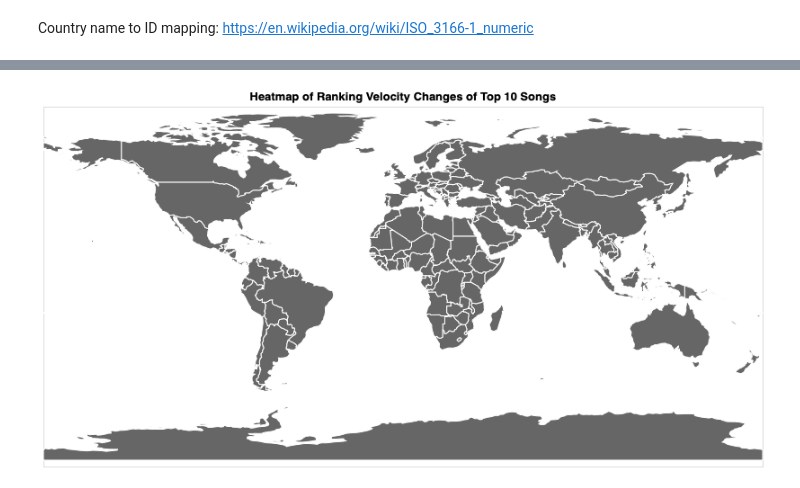
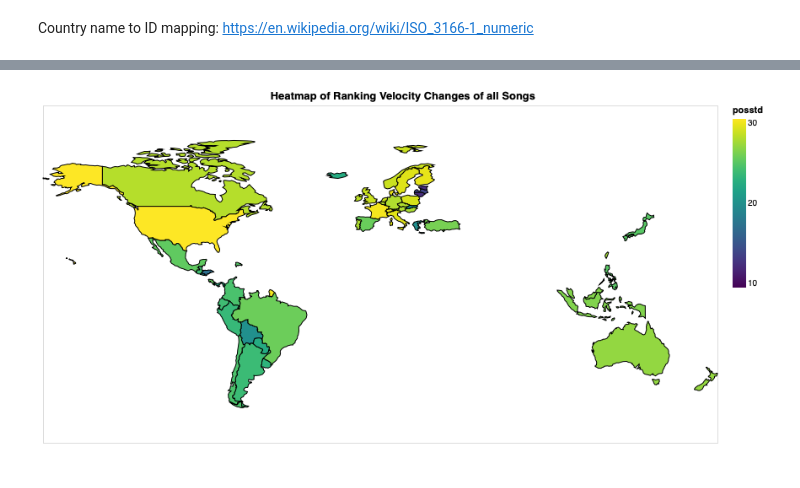
Before and after one commit to gurus848/COMP4462_Project, a Jupyter notebook: Task_3/Viz_2_Heatmap/Ranking_Velocity_Heatmap_Task_3_Viz_2.ipynb, the cells around one changed output, grey strips where cells are left out. Saved outputs shown, nothing was run; the diff lists cells and outputs as text; code cells hidden in the pictures.

Commit message:
more work done on the heatmaps. Note that one in vega dataset does not include HK

```diff
--- a/Task_3/Viz_2_Heatmap/Ranking_Velocity_Heatmap_Task_3_Viz_2.ipynb
+++ b/Task_3/Viz_2_Heatmap/Ranking_Velocity_Heatmap_Task_3_Viz_2.ipynb
@@ -34,0 +35,11 @@ id_mapping_file = "country_id_mapping.csv"
+# %%
+id_mapping_file = "country_id_mapping.csv"
+country_id_mapping = pd.read_csv(id_mapping_file)
+columns_to_drop = country_id_mapping.columns.tolist()
+columns_to_drop.remove('ISO3166-1-Alpha-2')
+columns_to_drop.remove('ISO3166-1-numeric')
+country_id_mapping = country_id_mapping.drop(columns=columns_to_drop)
+country_id_mapping = country_id_mapping.rename(columns={"ISO3166-1-Alpha-2":'Region', "ISO3166-1-numeric":'country_code'})
+country_id_mapping = country_id_mapping.dropna()
+country_id_mapping["country_code"] = country_id_mapping["country_code"].astype('int')
+country_id_mapping.head()
@@ -34,0 +53,4 @@ id_mapping_file = "country_id_mapping.csv"
+# %%
+df = df.merge(country_id_mapping, how='inner', left_on='Region', right_on="Region")
+print(df.shape)
+df.head()
@@ -34,0 +67,11 @@ id_mapping_file = "country_id_mapping.csv"
+# %%
+df_grouped_position_std = df.drop(columns=['Streams']).groupby(['country_code', 'Track Name'])
+df_grouped_position_std = df_grouped_position_std.std()
+df_grouped_position_std = df_grouped_position_std.dropna()
+df_grouped_position_std = df_grouped_position_std.groupby(['country_code']).mean()
+df_grouped_position_std = df_grouped_position_std.rename(columns={'Position':'posstd'})
+df_grouped_position_std.index.names = ['id']
+df_grouped_position_std = df_grouped_position_std.dropna()
+# df_grouped_position_std['posstd'] = df_grouped_position_std['posstd'].astype('int')
+df_grouped_position_std['ind'] = df_grouped_position_std.index
+df_grouped_position_std.head()
@@ -35,15 +86,16 @@ id_mapping_file = "country_id_mapping.csv"
 # %%
-data = None
+data = df_grouped_position_std
+map_source = alt.topo_feature(vega_data.world_110m.url, 'countries')  #no HK in this one :(
 
-map_source = alt.topo_feature(vega_data.world_110m.url, 'countries')
-
-base_chart = alt.Chart(map_source, width=800, height=400).mark_geoshape(
-    fill='#666666',
-    stroke='white'
-).project('equirectangular')
+base_chart = alt.Chart(map_source, width=800, height=400).mark_geoshape(fill='#666666',stroke='black').transform_lookup(
+    lookup='id',
+    from_=alt.LookupData(data, 'ind', ['posstd'])
+).project('equirectangular').encode(
+    color=alt.Color('posstd:Q')
+)
 
 
-(base_chart).properties(title='Heatmap of Ranking Velocity Changes of Top 10 Songs')
+(base_chart).properties(title='Heatmap of Ranking Velocity Changes of all Songs')
 # %% [output]
 [interactive output not drawn]
-[figure, old version]
+[figure, new version]
```
Also changed, not shown: parts of 8 cells of this notebook.
